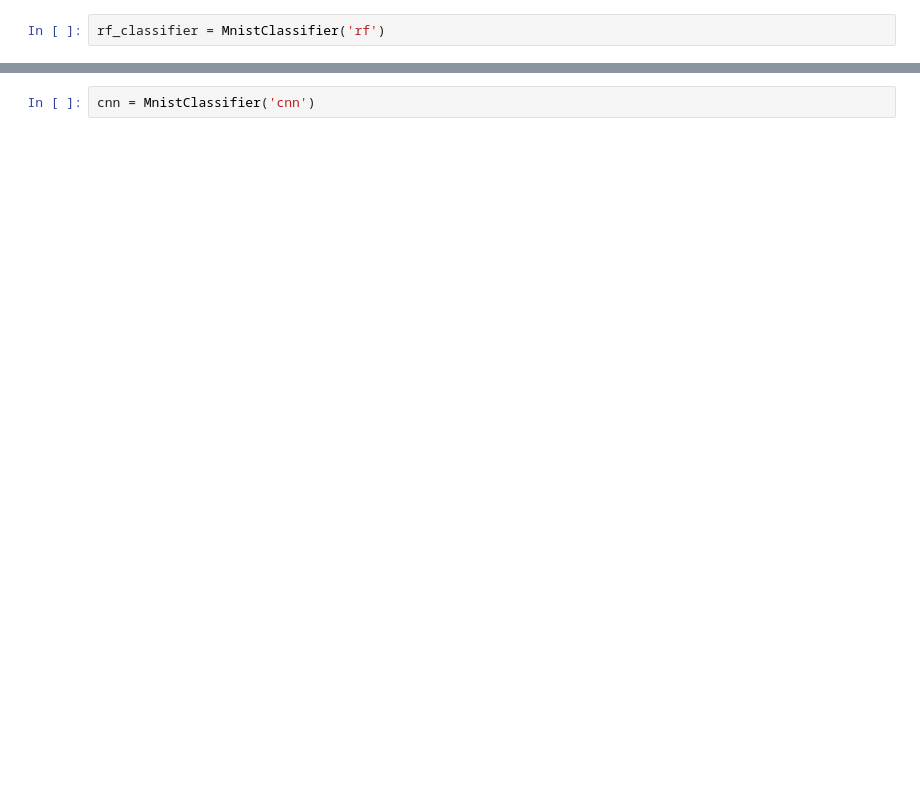
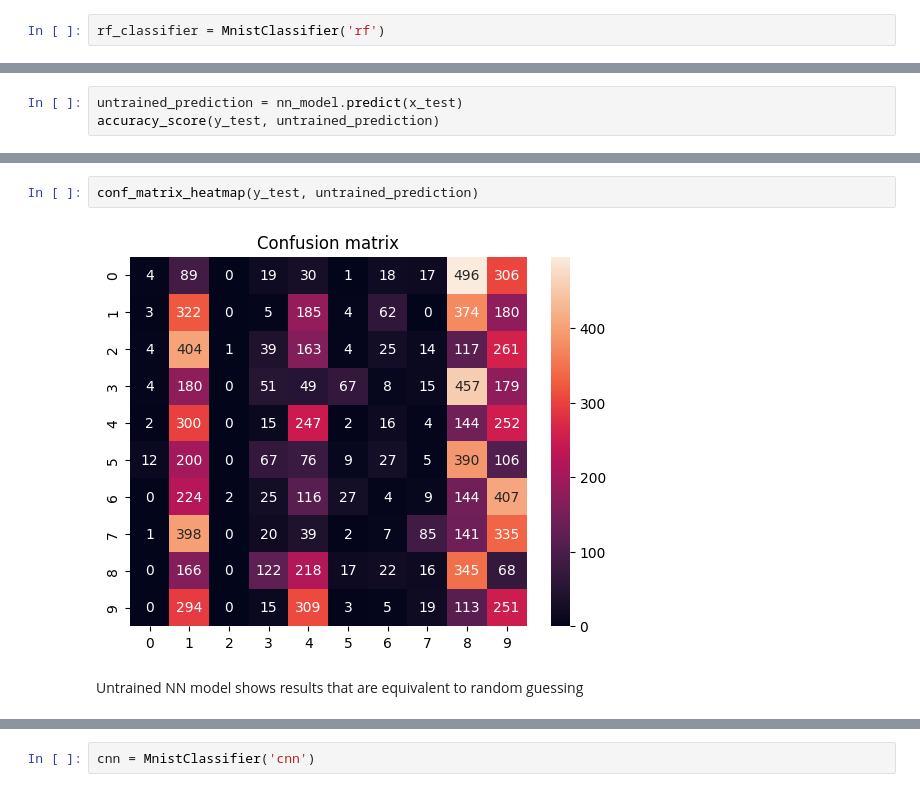
Before and after one commit to MykhailoHordun/Winstars_test_task, a Jupyter notebook: task_1/demo.ipynb, the cells around one changed output, grey strips where cells are left out. Drawn from its saved outputs; the diff is of its cells as text; blank space fills up the shorter version.

```diff
--- a/task_1/demo.ipynb
+++ b/task_1/demo.ipynb
@@ -73,0 +94,3 @@ accuracy_score(y_train, new_model.predict(x_train))
+# %%
+untrained_prediction = nn_model.predict(x_test)
+accuracy_score(y_test, untrained_prediction)
@@ -73,0 +100,6 @@ accuracy_score(y_train, new_model.predict(x_train))
+# %%
+conf_matrix_heatmap(y_test, untrained_prediction)
+# %% [output]
+[figure, added]
+# %% [markdown]
+Untrained NN model shows results that are equivalent to random guessing
```
Also changed, not shown: parts of 42 cells of this notebook, 1 other file.
